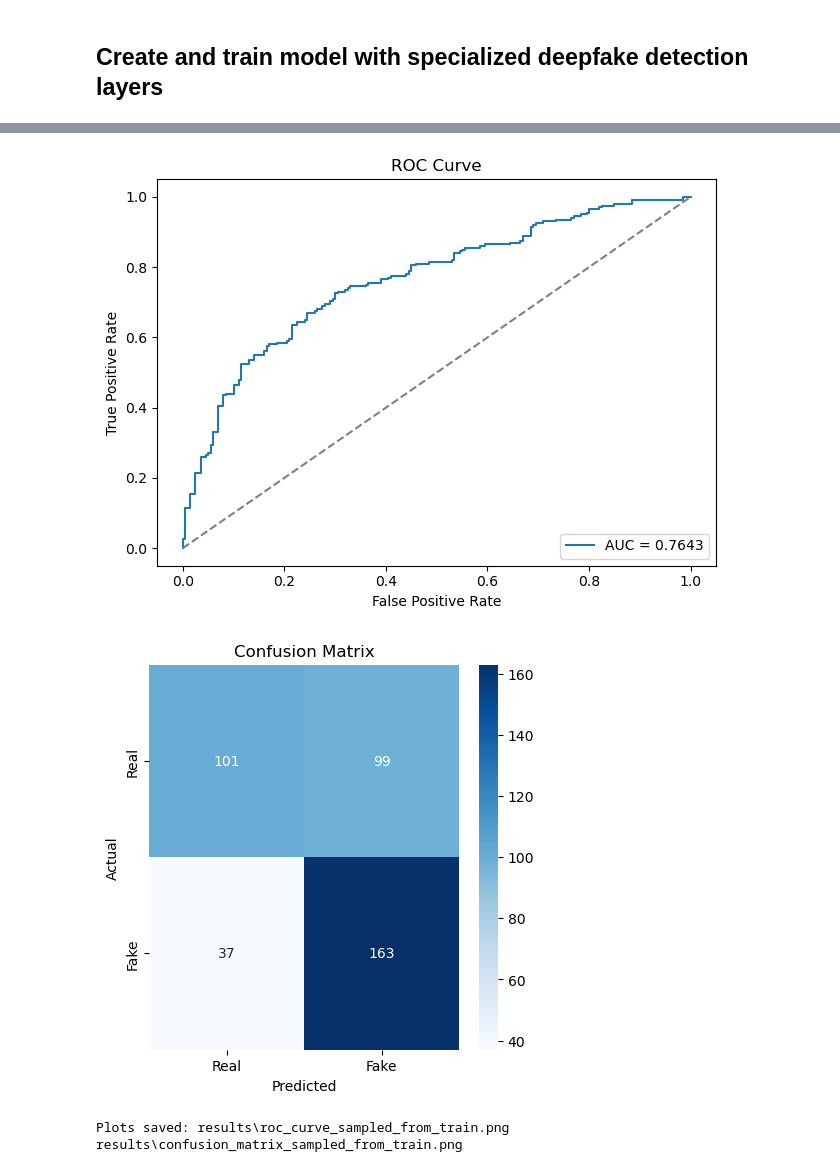
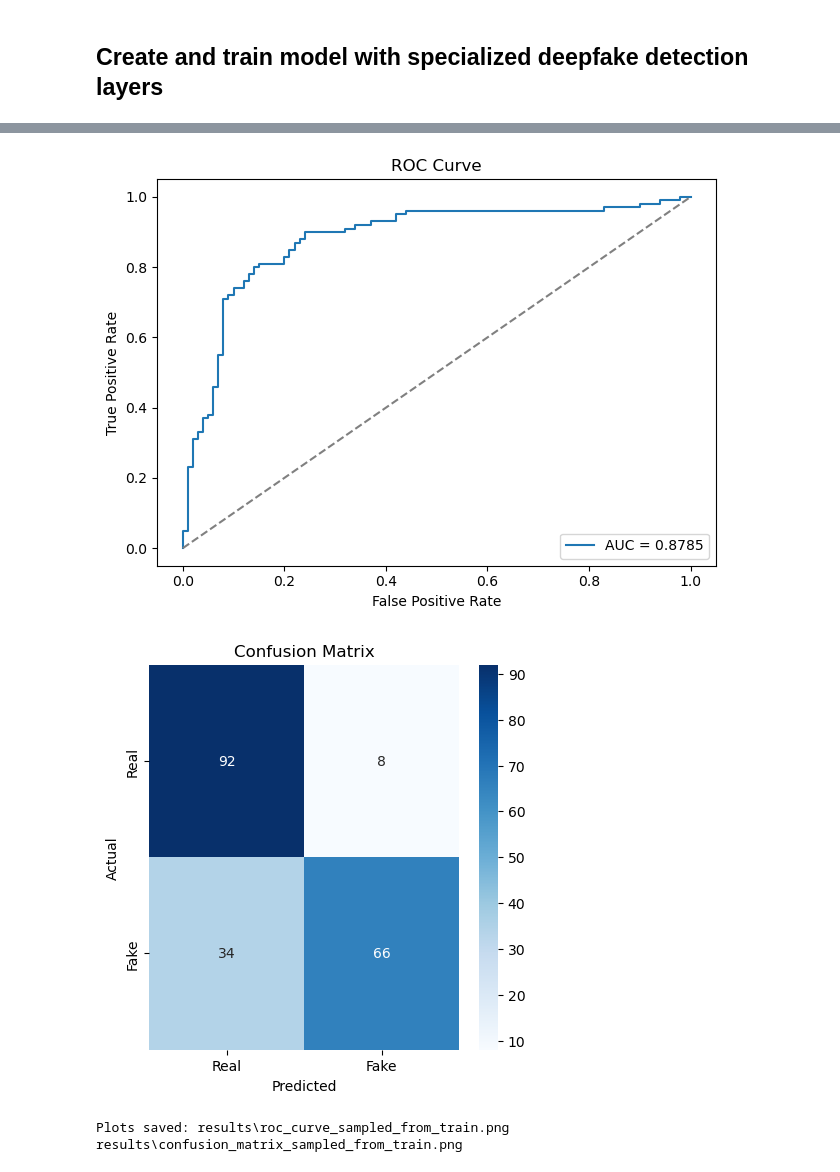
Before and after one commit to McMasterAI-Society/DeepFakeDetector, a Jupyter notebook: notebooks/vit_transfer_baseline.ipynb, the cells around one changed output, grey strips where cells are left out. Cells and saved outputs as stored; diff of their text form; code cells hidden in the pictures.

Commit message:
Updated results with changes in training data (x10) and test data (/2) sizes

```diff
--- a/notebooks/vit_transfer_baseline.ipynb
+++ b/notebooks/vit_transfer_baseline.ipynb
@@ -583,8 +668,8 @@ from sklearn.metrics import confusion_matrix, roc_curve, auc, classification_rep
 import matplotlib.pyplot as plt
 import seaborn as sns
 
-TRAIN_DIR = "datasets/OpenFake/train"   # sample from train/real and train/fake
-SAMPLE_PER_CLASS = 200
+TEST_DIR = "datasets/OpenFake/train"   # sample from test/real and test/fake
+SAMPLE_PER_CLASS = 100
 checkpoint_path = "best_wrapped_model.pt"
 BATCH_SIZE = 16
 NUM_WORKERS = 0  # Windows-safe
@@ -602,8 +687,8 @@ test_transform = transforms.Compose([
 
 # Collect and sample from train folders
 random.seed(42)
-real_dir = os.path.join(TRAIN_DIR, "real")
-fake_dir = os.path.join(TRAIN_DIR, "fake")
+real_dir = os.path.join(TEST_DIR, "real")
+fake_dir = os.path.join(TEST_DIR, "fake")
 real_paths = [os.path.join(real_dir, fn) for fn in os.listdir(real_dir) if fn.lower().endswith(('.jpg', '.jpeg', '.png'))]
 fake_paths = [os.path.join(fake_dir, fn) for fn in os.listdir(fake_dir) if fn.lower().endswith(('.jpg', '.jpeg', '.png'))]
 
@@ -612,7 +697,7 @@ if len(real_paths) == 0 or len(fake_paths) == 0:
 
 n_real = min(SAMPLE_PER_CLASS, len(real_paths))
 n_fake = min(SAMPLE_PER_CLASS, len(fake_paths))
-print(f"Sampling {n_real} real and {n_fake} fake images from train folders")
+print(f"Sampling {n_real} real and {n_fake} fake images from test folders")
 
 sample_real = random.sample(real_paths, n_real)
 sample_fake = random.sample(fake_paths, n_fake)
@@ -622,7 +707,7 @@ test_labels = [0] * len(sample_real) + [1] * len(sample_fake)
 
 # Wrap into dataset
 test_dataset = OpenFakeDataset(test_paths, test_labels, transform=test_transform)
-test_loader = DataLoader(test_dataset, batch_size=BATCH_SIZE, shuffle=False, num_workers=NUM_WORKERS, pin_memory=False)
+test_loader = DataLoader(test_dataset, batch_size=BATCH_SIZE, shuffle=True, num_workers=NUM_WORKERS, pin_memory=False)
 
 print(f"Test dataset length: {len(test_dataset)} samples (batch_size={BATCH_SIZE})")
 
@@ -738,7 +823,7 @@ sns.heatmap(cm, annot=True, fmt="d", cmap="Blues", xticklabels=["Real","Fake"],
 plt.ylabel("Actual")
 plt.xlabel("Predicted")
 plt.title("Confusion Matrix")
-cm_path = os.path.join(OUT_DIR, "confusion_matrix_sampled_from_train.png")
+cm_path = os.path.join(OUT_DIR, "confusion_matrix_sampled_from_test.png")
 plt.savefig(cm_path)
 plt.show()
 
@@ -764,3 +849,3 @@ Saved predictions CSV to results\test_predictions_sampled_from_train.csv
-[figure, old version]
+[figure, new version]
-[figure, old version]
+[figure, new version]
 Plots saved: results\roc_curve_sampled_from_train.png results\confusion_matrix_sampled_from_train.png
```
Also changed, not shown: parts of 5 cells of this notebook.
